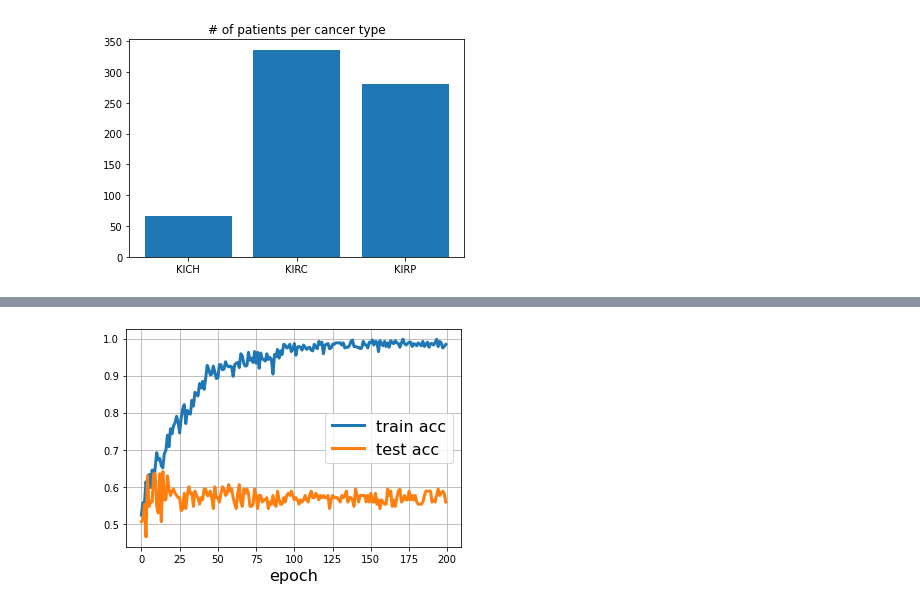
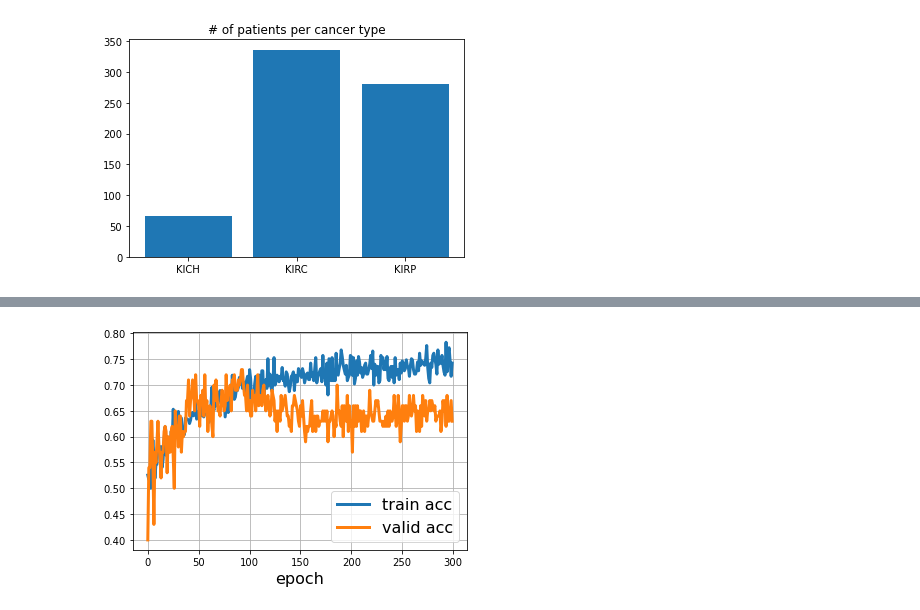
Before and after one commit to zhanglab-aim/cancer-net, a Jupyter notebook: demos/kidney_exploration.ipynb, the cells around one changed output, grey strips where cells are left out. Drawn from its saved outputs; the diff is of its cells as text; code cells hidden in the pictures.

```diff
--- a/demos/kidney_exploration.ipynb
+++ b/demos/kidney_exploration.ipynb
@@ -896,5 +902,5 @@ Test Loss: 1.26, Acc: 0.5647
 # %%
-# Training on brain data using GCN2 architecture
+# Training on kidney data using GCN2 architecture
 
 # Hyperparameters etc:
 
@@ -904,7 +910,8 @@ parall = False
 lr = 0.005
 
 import sys
-sys.path.insert(0,'..')
+
+sys.path.insert(0, "..")
 import TCGAData
 import torch, torch_geometric.transforms as T, torch.nn.functional as F
 import matplotlib.pyplot as plt, numpy as np
@@ -927,39 +934,33 @@ dataset = TCGAData.TCGADataset(
     files=files,
     label_mapping=label_mapping,
     gene_graph="global.geneSymbol.gz",
-    transform=pre_transform,
+    pre_transform=pre_transform,
     suffix="sparse_binary",
 )
 
 
-rng = np.random.default_rng(2022)
-rnd_perm = rng.permutation(len(dataset))
-train_indices = list(rnd_perm[: 3 * len(dataset) // 4])
-test_indices = list(rnd_perm[3 * len(dataset) // 4 :])
+
 train_loader = DataLoader(
     dataset,
     batch_size=batch,
-    sampler=SubsetRandomSampler(train_indices),
+    sampler=SubsetRandomSampler(dataset.train_idx),
     drop_last=True,
 )
-test_loader = DataLoader(
+valid_loader = DataLoader(
     dataset,
     batch_size=batch,
-    sampler=SubsetRandomSampler(test_indices),
+    sampler=SubsetRandomSampler(dataset.valid_idx),
     drop_last=True,
 )
 
-assert len(train_indices) + len(test_indices) == len(
-    dataset
-), "Train test split with overlap or unused samples!"
 
 model = GCN2Net(
-    hidden_channels=2048,
+    hidden_channels=1024,
     num_layers=4,
     alpha=0.5,
     theta=1.0,
     shared_weights=False,
-    dropout=0.2,
+    dropout=0.8,
 ).to(device)
 optimizer = torch.optim.Adam(model.parameters(), lr=lr)
 criterion = F.nll_loss
@@ -975,6 +976,10 @@ def train(epoch, report=True):
     if epoch == 90:
         for param_group in optimizer.param_groups:
             param_group["lr"] = lr * 0.1
+
+    if epoch == 170:
+        for param_group in optimizer.param_groups:
+            param_group["lr"] = lr * 0.03
 
     total_loss = 0
     correct = 0
@@ -1012,13 +1017,13 @@ def train(epoch, report=True):
     return total_loss / num_samps, correct / num_samps
 
 
-def test():
+def valid():
     model.eval()
     correct = 0
 
     total_loss = 0
     num_samps = 0
-    for data in test_loader:
+    for data in valid_loader:
         if not parall:
             data = data.to(device)
         output = model(data)
@@ -1039,28 +1044,28 @@ def test():
 
 train_losses = []
 train_acces = []
-test_acces = []
-test_losses = []
-for epoch in range(1, 201):
+valid_acces = []
+valid_losses = []
+for epoch in range(1, 301):
     report = (epoch) % 20 == 0
     train_loss, train_acc = train(epoch, report=report)
-    test_loss, test_acc = test()
+    valid_loss, valid_acc = valid()
     train_losses.append(train_loss.cpu().detach().numpy())
-    test_losses.append(test_loss)
+    valid_losses.append(valid_loss)
     train_acces.append(train_acc)
-    test_acces.append(test_acc)
+    valid_acces.append(valid_acc)
     if report:
-        print("Test Loss: {:.3g}, Acc: {:.4f}".format(test_loss, test_acc))
+        print("valid Loss: {:.3g}, Acc: {:.4f}".format(valid_loss, valid_acc))
 
 plt.figure()
 plt.plot(train_acces, label="train acc", linewidth=3)
-plt.plot(test_acces, label="test acc", linewidth=3)
+plt.plot(valid_acces, label="valid acc", linewidth=3)
 plt.legend(prop={"size": 16})
 plt.xlabel("epoch", fontsize=16)
 plt.grid()
 plt.show()
 plt.plot(train_losses, c="tab:blue", label="train loss", linewidth=3)
-plt.plot(test_losses, c="tab:orange", label="test loss", linewidth=3)
+plt.plot(valid_losses, c="tab:orange", label="valid loss", linewidth=3)
 plt.legend(prop={"size": 16})
 plt.xlabel("epoch", fontsize=16)
 plt.grid()
@@ -1069,7 +1074,7 @@ plt.show()
 loader_auc = DataLoader(
     dataset,
     batch_size=batch,
-    sampler=SubsetRandomSampler(train_indices),
+    sampler=SubsetRandomSampler(dataset.train_idx),
     drop_last=False,
 )
 
@@ -1077,11 +1082,11 @@ outs = []
 ys = []
 for tb in loader_auc:
     tbc = tb.cuda()
-    outs.append(torch.exp(model(tb)))
-    ys.append(tb.y)
+    outs.append(torch.exp(model(tb)).cpu().data.numpy())
+    ys.append(tb.y.cpu().numpy())
 
-outs = torch.cat(outs).cpu().data.numpy()
-ys = torch.cat(ys).cpu().data.numpy()
+outs = np.concatenate(outs)
+ys = np.concatenate(ys)
 
 fpr_train, tpr_train, _ = roc_curve(ys, outs[:, 1])
 train_auc = auc(fpr_train, tpr_train)
@@ -1089,7 +1094,7 @@ train_auc = auc(fpr_train, tpr_train)
 loader_auc = DataLoader(
     dataset,
     batch_size=batch,
-    sampler=SubsetRandomSampler(test_indices),
+    sampler=SubsetRandomSampler(dataset.valid_idx),
     drop_last=False,
 )
 
@@ -1097,20 +1102,20 @@ outs = []
 ys = []
 for tb in loader_auc:
     tbc = tb.cuda()
-    outs.append(torch.exp(model(tb)))
-    ys.append(tb.y)
+    outs.append(torch.exp(model(tb)).cpu().data.numpy())
+    ys.append(tb.y.cpu().numpy())
 
-outs = torch.cat(outs).cpu().data.numpy()
-ys = torch.cat(ys).cpu().data.numpy()
+outs = np.concatenate(outs)
+ys = np.concatenate(ys)
 
-fpr_test, tpr_test, _ = roc_curve(ys, outs[:, 1])
-test_auc = auc(fpr_test, tpr_test)
+fpr_valid, tpr_valid, _ = roc_curve(ys, outs[:, 1])
+valid_auc = auc(fpr_valid, tpr_valid)
 
 plt.plot(
     fpr_train, tpr_train, lw=2, label="ROC curve (area = %0.3f)" % train_auc,
 )
 plt.plot(
-    fpr_test, tpr_test, lw=2, label="ROC curve (area = %0.3f)" % test_auc,
+    fpr_valid, tpr_valid, lw=2, label="ROC curve (area = %0.3f)" % valid_auc,
 )
 plt.plot([0, 1], [0, 1], color="black", lw=1, linestyle="--")
 plt.xlim([0.0, 1.0])
@@ -1144 +1146 @@ Test Loss: 0.238, Acc: 0.5588
-[figure, old version]
+[figure, new version]
```
Also changed, not shown: parts of 4 cells of this notebook, 10 other files.
